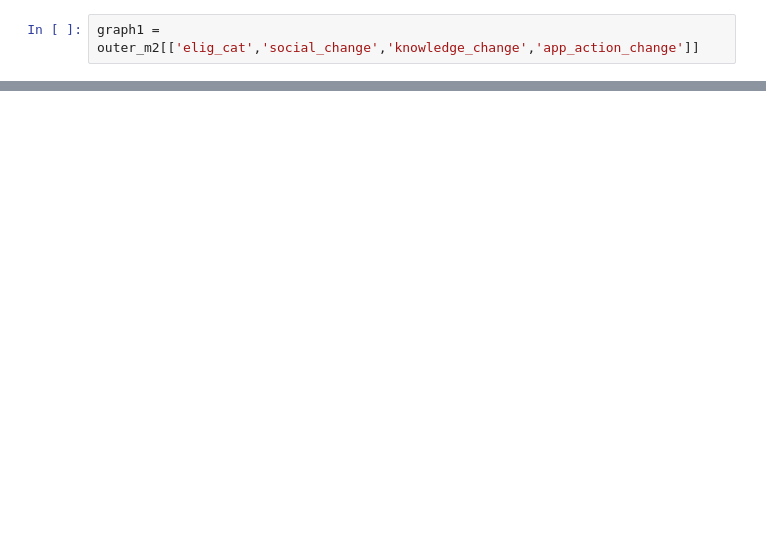
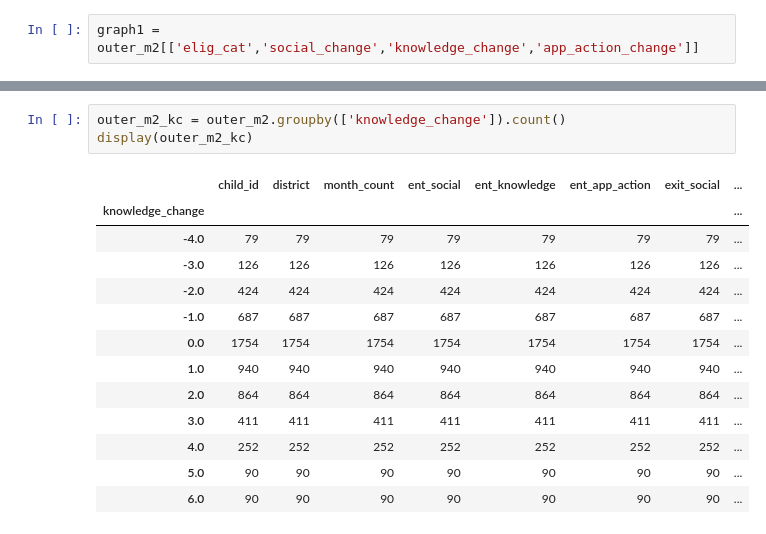
Before and after one commit to NSS-Data-Analytics-Cohort-7/didd-slacks-and-fanny-packs, a Jupyter notebook: projects/Team4PP.ipynb, the cells around one changed output, grey strips where cells are left out. Saved outputs shown, nothing was run; the diff lists cells and outputs as text; blank space fills up the shorter version.

```diff
--- a/projects/Team4PP.ipynb
+++ b/projects/Team4PP.ipynb
@@ -82,0 +377,17 @@ pie1 = outer_m2.groupby(['elig_cat']).count().plot(kind='pie', y='social_change'
+# %%
+outer_m2_kc = outer_m2.groupby(['knowledge_change']).count()
+display(outer_m2_kc)
+# %% [output]
+|  | child_id | district | month_count | ent_social | ent_knowledge | ent_app_action | exit_social | ... |
+| knowledge_change |  |  |  |  |  |  |  | ... |
+| -4.0 | 79 | 79 | 79 | 79 | 79 | 79 | 79 | ... |
+| -3.0 | 126 | 126 | 126 | 126 | 126 | 126 | 126 | ... |
+| -2.0 | 424 | 424 | 424 | 424 | 424 | 424 | 424 | ... |
+| -1.0 | 687 | 687 | 687 | 687 | 687 | 687 | 687 | ... |
+| 0.0 | 1754 | 1754 | 1754 | 1754 | 1754 | 1754 | 1754 | ... |
+| 1.0 | 940 | 940 | 940 | 940 | 940 | 940 | 940 | ... |
+| 2.0 | 864 | 864 | 864 | 864 | 864 | 864 | 864 | ... |
+| 3.0 | 411 | 411 | 411 | 411 | 411 | 411 | 411 | ... |
+| 4.0 | 252 | 252 | 252 | 252 | 252 | 252 | 252 | ... |
+| 5.0 | 90 | 90 | 90 | 90 | 90 | 90 | 90 | ... |
+| 6.0 | 90 | 90 | 90 | 90 | 90 | 90 | 90 | ... |
```
Also changed, not shown: parts of 27 cells of this notebook.
